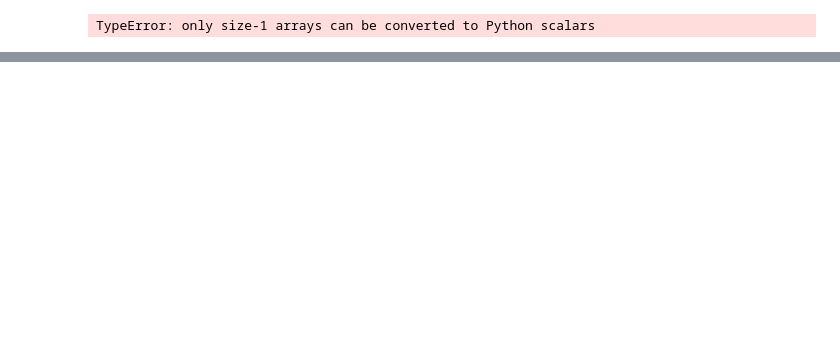
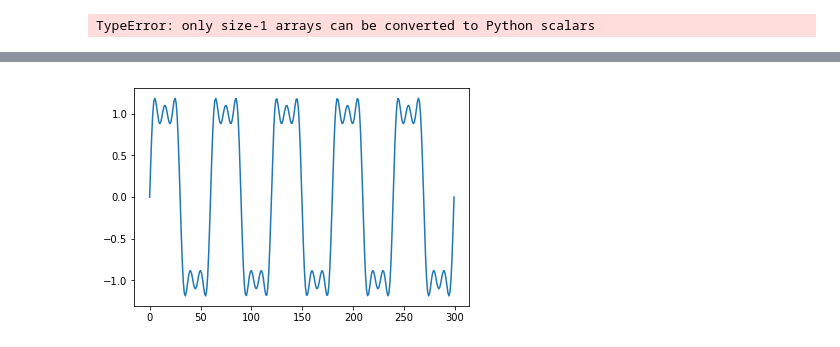
Before and after one commit to Qweryedu/MCIB-19-P-Edu, a Jupyter notebook: src/P1.ipynb, the cells around one changed output, grey strips where cells are left out. Cells and saved outputs as stored; diff of their text form; code cells hidden in the pictures; blank space fills up the shorter version.

```diff
--- a/src/P1.ipynb
+++ b/src/P1.ipynb
@@ -91,0 +107,8 @@ TypeError: only size-1 arrays can be converted to Python scalars
+# %%
+n = 15
+x = (4/np.pi)*((np.sin(2*np.pi*t*5)+(1/3*np.sin(3*np.pi*2*t*5))+(1/5*np.sin(5*np.pi*2*5*t))))
+x = (4/np.pi)*((np.sin(2*np.pi*t*5)+(1/3*np.sin(3*np.pi*2*t*5))+(1/5*np.sin(5*np.pi*2*5*t))))
+plt.plot(x.T)
+plt.show()
+# %% [output]
+[figure, added]
```
Also changed, not shown: parts of 6 cells of this notebook.
